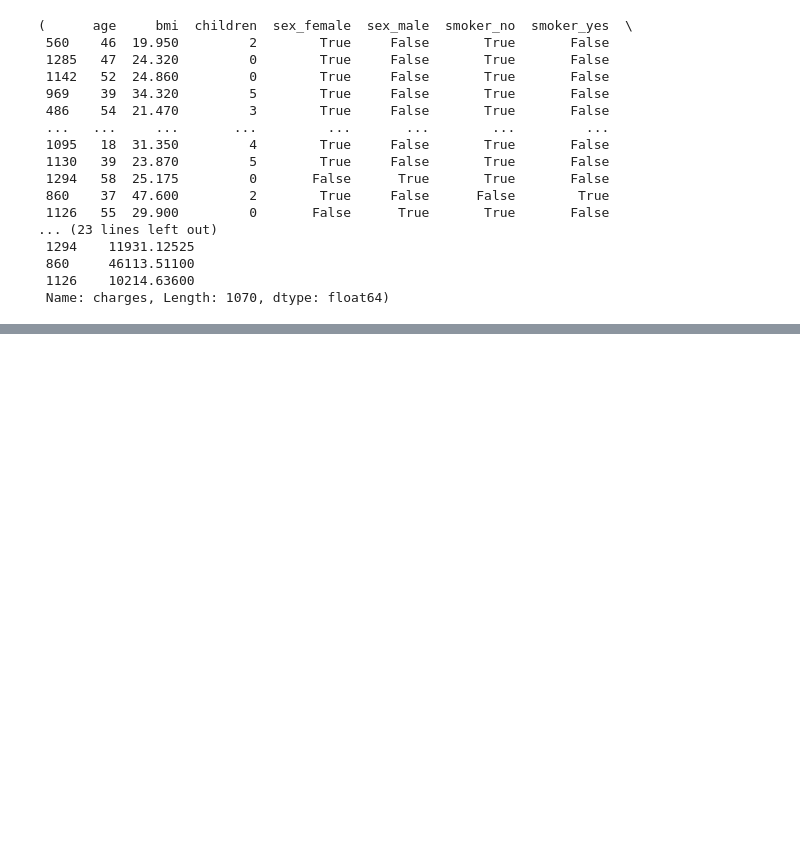
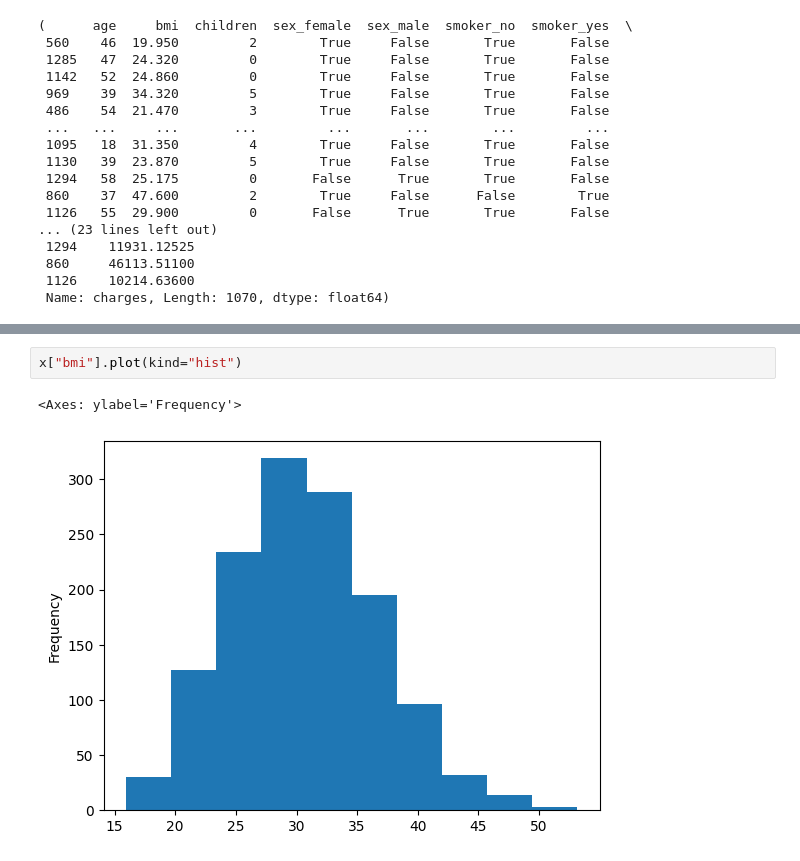
Before and after one commit to imon333/TensorFLow, a Jupyter notebook: 01_neural_network_regression_with_tensorflow.ipynb, the cells around one changed output, grey strips where cells are left out. Saved outputs shown, nothing was run; the diff lists cells and outputs as text; blank space fills up the shorter version.

```diff
--- a/01_neural_network_regression_with_tensorflow.ipynb
+++ b/01_neural_network_regression_with_tensorflow.ipynb
@@ -975,0 +997,5 @@ X3_train, y3_train
+# %%
+x["bmi"].plot(kind="hist")
+# %% [output]
+<Axes: ylabel='Frequency'>
+[figure, added]
```
Also changed, not shown: parts of 32 cells of this notebook.
